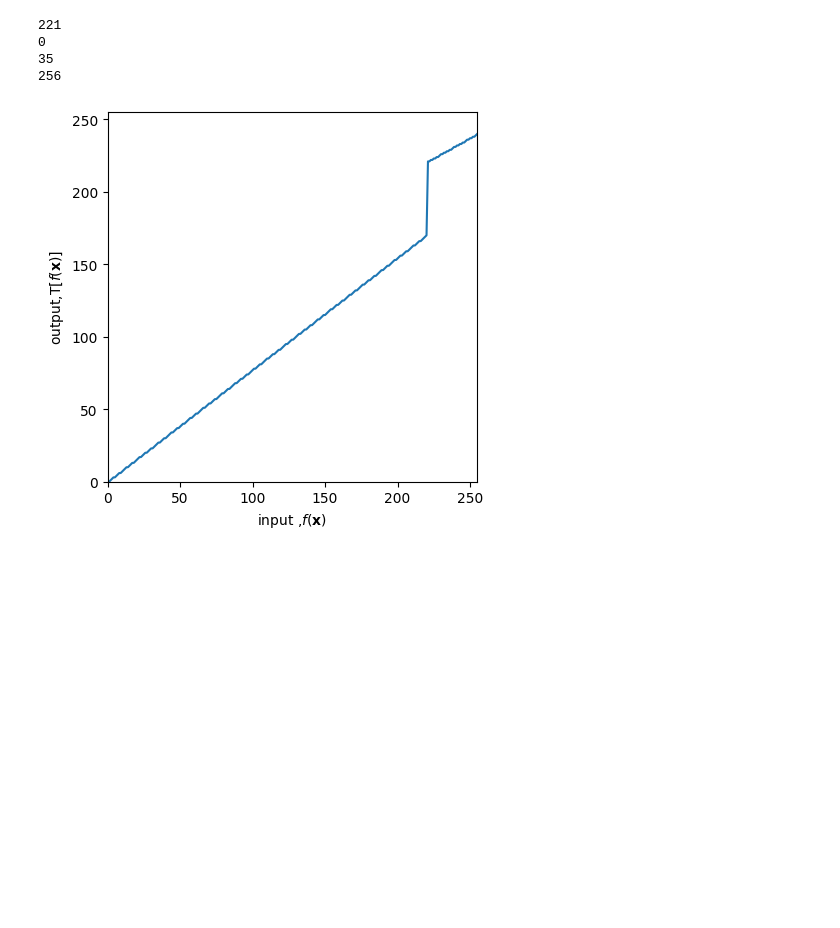
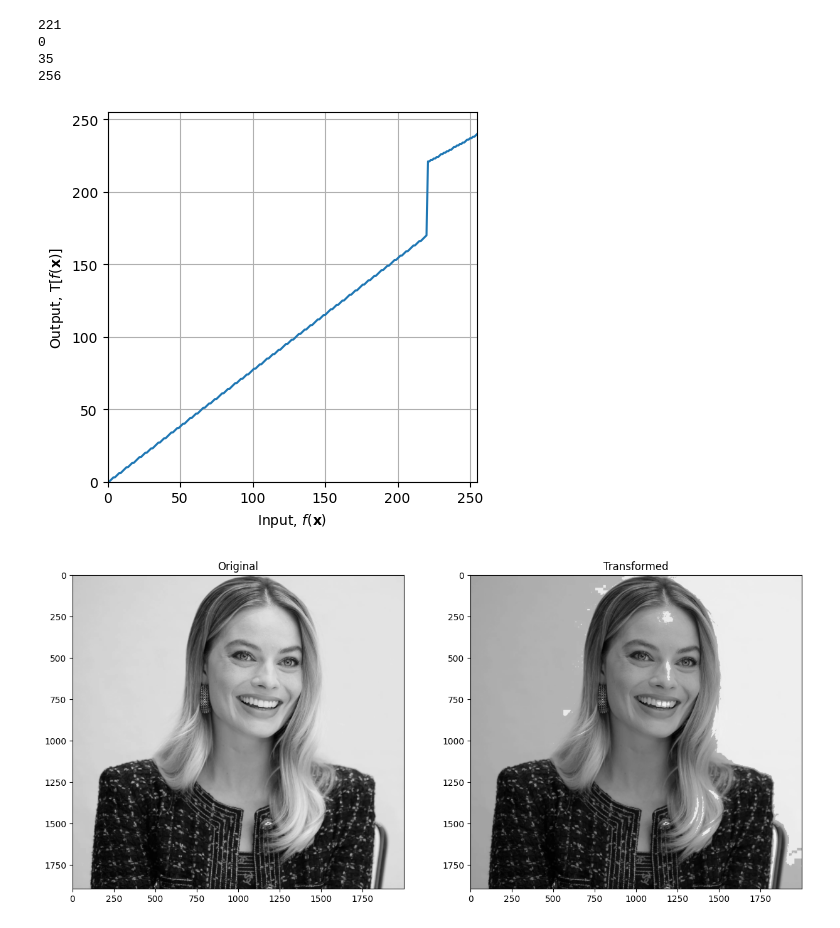
Before and after one commit to thej20d/VS-NEW, a Jupyter notebook: Assignment/Q01.ipynb, the cells around one changed output. Cells and saved outputs as stored; diff of their text form; code cells hidden in the pictures; blank space fills up the shorter version.

```diff
--- a/Assignment/Q01.ipynb
+++ b/Assignment/Q01.ipynb
@@ -4,41 +4,55 @@
 %matplotlib inline
 import cv2 as cv
 import numpy as np
 import matplotlib.pyplot as plt
 
+#not changed
+im = cv.imread('q1.jpg', cv.IMREAD_GRAYSCALE)
+assert im is not None
 c= np.array([(220,170),(220,220)])
 
 t1 = np.linspace(0,c[0,1],c[0,0]+1-0).astype('uint8')
 print(len(t1))
 t2 = np.linspace(c[0,1]+1,c[1,1],c[1,0]-c[0,0]).astype('uint8')
 print(len(t2))
 t3 = np.linspace(c[1,1]+1,240,255-c[1,0]).astype('uint8')
 print(len(t3))
 
 transform = np.concatenate((t1,t2),axis=0).astype('uint8')
 transform = np.concatenate((transform,t3),axis=0).astype('uint8')
 print(len(transform))
 
 fig,ax = plt.subplots()
 ax.plot(transform)
-ax.set_xlabel('input ,$f(\mathbf{x})$')
-ax.set_ylabel('output,$\mathrm{T}[f(\mathbf{x})]$')
+ax.set_xlabel(r'Input, $f(\mathbf{x})$')
+ax.set_ylabel(r'Output, $\mathrm{T}[f(\mathbf{x})]$')
 ax.set_xlim(0,255)
 ax.set_ylim(0,255)
 ax.set_aspect('equal')
+ax.grid()
 plt.show()
 
-img_orig = cv.imread('q1.jpg',cv.IMREAD_COLOR)
-cv.namedWindow('image',cv.WINDOW_AUTOSIZE)
-cv.imshow('image',img_orig)
-cv.waitKey(0)
-image_transformed = cv.LUT(img_orig,transform)
-cv.imshow('image',image_transformed)
-cv.waitKey(0)
-cv.destroyAllWindows()
+
+#showing image
+#cv.namedWindow('Image', cv.WINDOW_NORMAL)
+#cv.imshow('Image', im)
+#cv.waitKey(0)
+Image_transform = cv.LUT(im, transform)
+#cv.imshow('Image', image_transform)
+#cv.waitKey(0)
+#cv.destroyAllWindows()
+
+
+fig, ax = plt.subplots(1,2, figsize=(15,15))
+ax[0].imshow(im, cmap="gray")
+ax[0].set_title("Original")
+ax[1].imshow(Image_transform, cmap="gray")
+ax[1].set_title("Transformed")
+plt.show()
 # %% [output]
 221
 0
 35
 256
-[figure, old version]
+[figure, new version]
+[figure, added]
```
Also changed, not shown: 2 other files.
